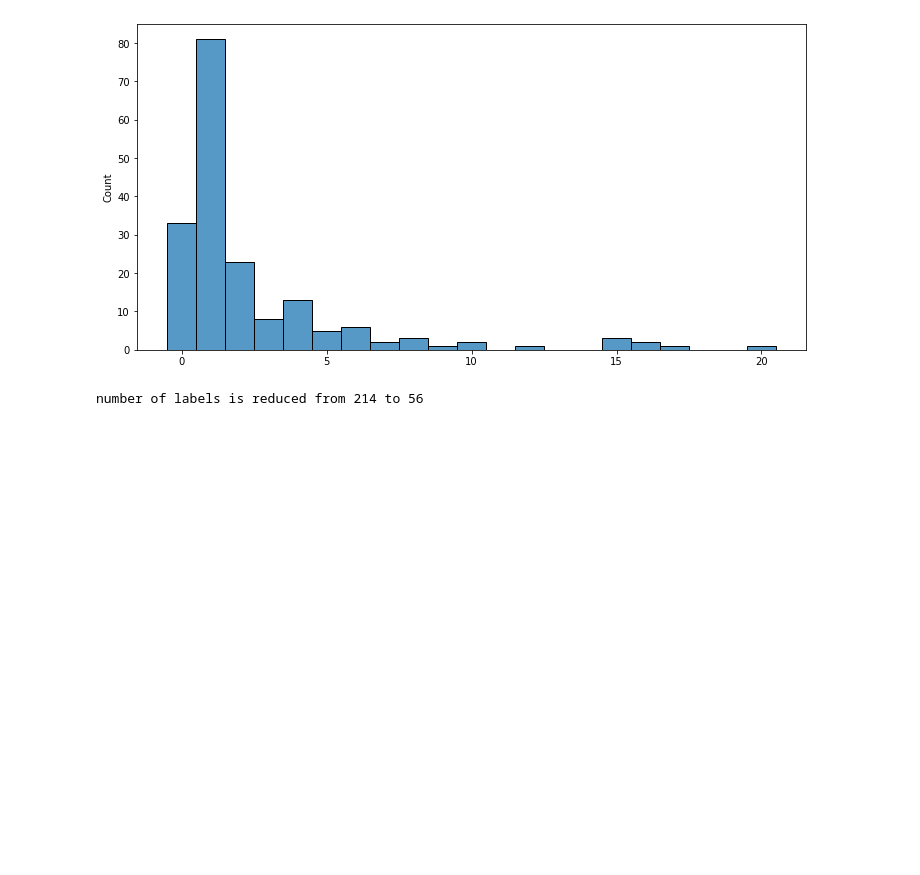
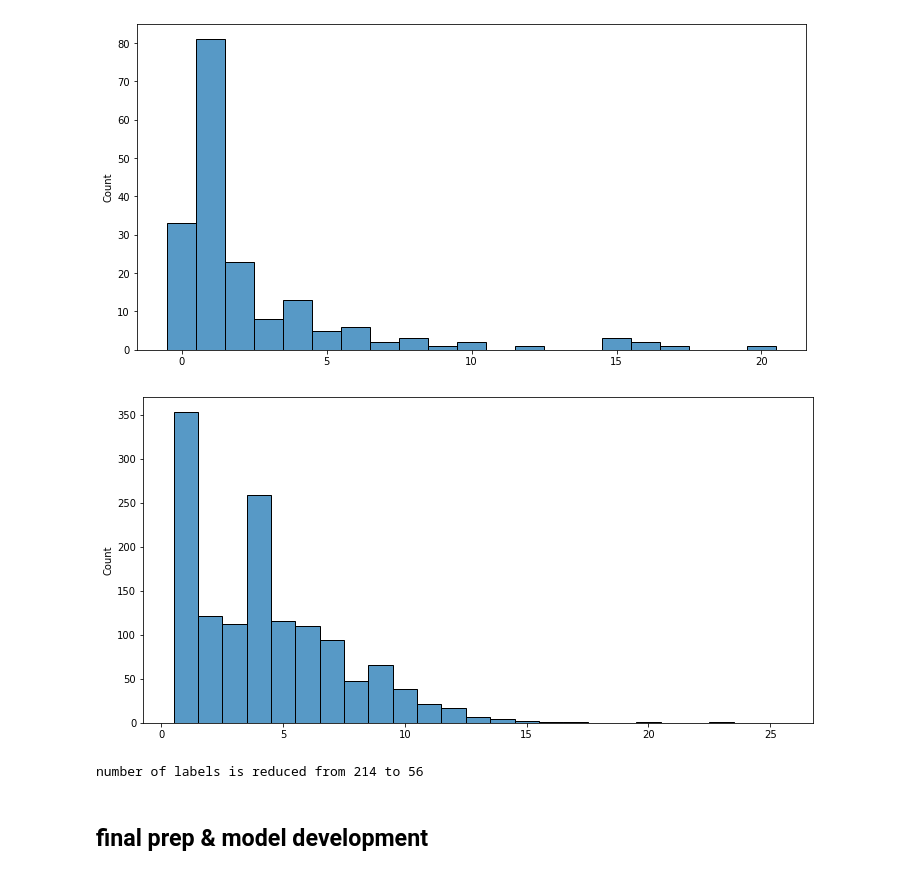
Before and after one commit to armiro/Canine-Disease-Diagnosis, a Jupyter notebook: model_dev.ipynb, the cells around one changed output. Cells and saved outputs as stored; diff of their text form; code cells hidden in the pictures; blank space fills up the shorter version.

```diff
--- a/model_dev.ipynb
+++ b/model_dev.ipynb
@@ -30,6 +76,18 @@ plt.show()
 # which threshold? we can omit labels with freq < 5 (we can change later to see differences)
 # %% [output]
 [figure]
+# %%
+# having labels that never happen (freq = 0) is weird. Let's see how many labels are
+# activated for each record
+num_activated_labels = list()
+for row_idx, row in labels.iterrows():
+    num_activated_labels.append(np.sum(row))
+
+fig = plt.figure(figsize=(12, 6))
+sns.histplot(data=num_activated_labels, discrete=True, binrange=(1, 25))
+plt.show()
+# %% [output]
+[figure, added]
 # %%
 drop_list = list()
 for label, column in labels.iteritems():
@@ -40,6 +98,8 @@ labels = labels.drop(columns=drop_list).values
 print('number of labels is reduced from %d to %d' % (len(label_names), len(labels[0])))
 # %% [output]
 number of labels is reduced from 214 to 56
+# %% [markdown]
+## final prep & model development
 # %%
 onehot_encoder_1 = OneHotEncoder(categories='auto', drop='first', sparse=False)
 encoded_mat_1 = onehot_encoder_1.fit_transform(X=features[:, 0].reshape(-1, 1))
```
Also changed, not shown: parts of 17 cells of this notebook.
